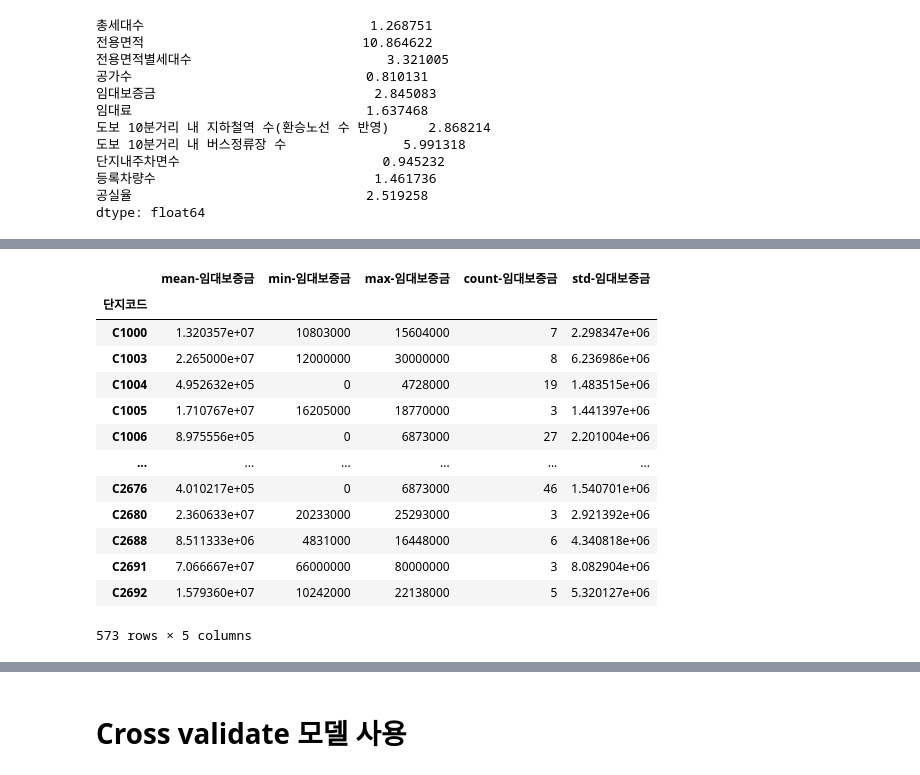
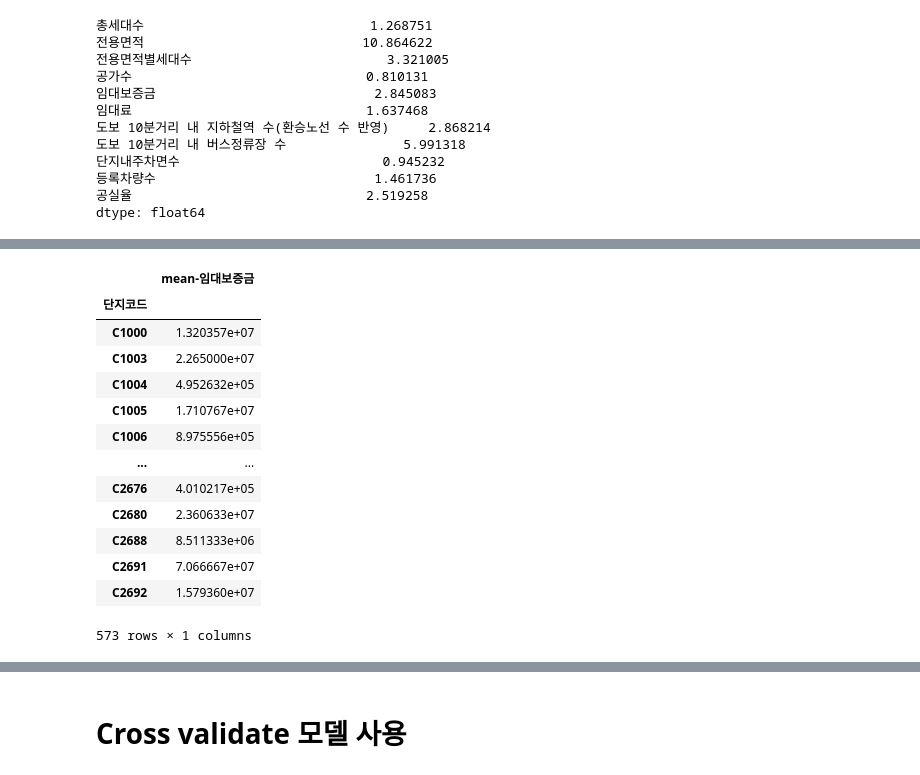
Before and after one commit to O-Kpy/Dacon, a Jupyter notebook: Dacon_주차수요_예측.ipynb, the cells around one changed output, grey strips where cells are left out. Saved outputs shown, nothing was run; the diff lists cells and outputs as text; code cells hidden in the pictures.

```diff
--- a/Dacon_주차수요_예측.ipynb
+++ b/Dacon_주차수요_예측.ipynb
@@ -258,2 +261,31 @@ data.loc[(data['자격유형'].isnull())&(data['지역']=='강원도'), '자격
+# %%
+data['단지내주차면수_bin']=pd.qcut(data['단지내주차면수'], 5, labels=['a','b','c','d','e'])
 # %%
 data['공실율'] = data['공가수']/data['총세대수']*100
+# %%
+data['세대당주차가능면수'] = data['단지내주차면수']/data['총세대수']
+# %%
+x_train = data.loc[data['등록차량수'].notnull()].drop(columns=['단지코드', '등록차량수'])
+y_train = data.loc[data['등록차량수'].notnull()]['등록차량수']
+x_test = data.loc[data['등록차량수'].isnull()].drop(columns=['단지코드', '등록차량수'])
+# %%
+skf = StratifiedKFold(n_splits=5, shuffle=True, random_state=42)
+kf = KFold(n_splits=10, shuffle=True, random_state=42)
+preds_test_cat = np.zeros((len(x_test)))
+cat_features = []
+for i in x_train.columns:
+  if x_train[i].dtype=='float':
+    continue
+  elif x_train[i].dtype=='int':
+    continue
+  cat_features.append(i)
+
+for i,(train_index, valid_index) in enumerate(kf.split(x_train, y_train)):
+  X_train, X_valid = x_train.iloc[train_index], x_train.iloc[valid_index]
+  Y_train, Y_valid = y_train.iloc[train_index], y_train.iloc[valid_index]
+
+  model_cat = catboost.CatBoostRegressor(learning_rate=0.022, loss_function='MAE', eval_metric='MAE', n_estimators=3000, cat_features=cat_features, use_best_model=True)
+  model_cat.fit(X_train, Y_train, eval_set=[(X_train, Y_train), (X_valid, Y_valid)], verbose=100, early_stopping_rounds=50)
+
+  preds_test_cat = model_cat.predict(x_test)
+  preds_val = model_cat.predict(X_valid)
@@ -349,26 +434,26 @@ for i, code in tqdm(enumerate(test['단지코드'].unique())):
 # %%
 # 임대보증금과 임대료 aggregation
-data_agg = data.groupby('단지코드')['임대보증금'].agg(['mean', 'min', 'max', 'count', 'std'])
+data_agg = data.groupby('단지코드')['임대보증금'].agg(['mean'])
 data_agg_col = []
 
 for i in data_agg.columns:
   data_agg_col.append(f'{i}-임대보증금')
 
 data_agg.columns = data_agg_col
 data_agg
 # %% [output]
-|  | mean-임대보증금 | min-임대보증금 | max-임대보증금 | count-임대보증금 | std-임대보증금 |
-| 단지코드 |  |  |  |  |  |
-| C1000 | 1.320357e+07 | 10803000 | 15604000 | 7 | 2.298347e+06 |
-| C1003 | 2.265000e+07 | 12000000 | 30000000 | 8 | 6.236986e+06 |
-| C1004 | 4.952632e+05 | 0 | 4728000 | 19 | 1.483515e+06 |
-| C1005 | 1.710767e+07 | 16205000 | 18770000 | 3 | 1.441397e+06 |
-| C1006 | 8.975556e+05 | 0 | 6873000 | 27 | 2.201004e+06 |
-| ... | ... | ... | ... | ... | ... |
-| C2676 | 4.010217e+05 | 0 | 6873000 | 46 | 1.540701e+06 |
-| C2680 | 2.360633e+07 | 20233000 | 25293000 | 3 | 2.921392e+06 |
-| C2688 | 8.511333e+06 | 4831000 | 16448000 | 6 | 4.340818e+06 |
-| C2691 | 7.066667e+07 | 66000000 | 80000000 | 3 | 8.082904e+06 |
-| C2692 | 1.579360e+07 | 10242000 | 22138000 | 5 | 5.320127e+06 |
+|  | mean-임대보증금 |
+| 단지코드 |  |
+| C1000 | 1.320357e+07 |
+| C1003 | 2.265000e+07 |
+| C1004 | 4.952632e+05 |
+| C1005 | 1.710767e+07 |
+| C1006 | 8.975556e+05 |
+| ... | ... |
+| C2676 | 4.010217e+05 |
+| C2680 | 2.360633e+07 |
+| C2688 | 8.511333e+06 |
+| C2691 | 7.066667e+07 |
+| C2692 | 1.579360e+07 |
-573 rows × 5 columns
+573 rows × 1 columns
 # %%
```
Also changed, not shown: parts of 41 cells of this notebook.
